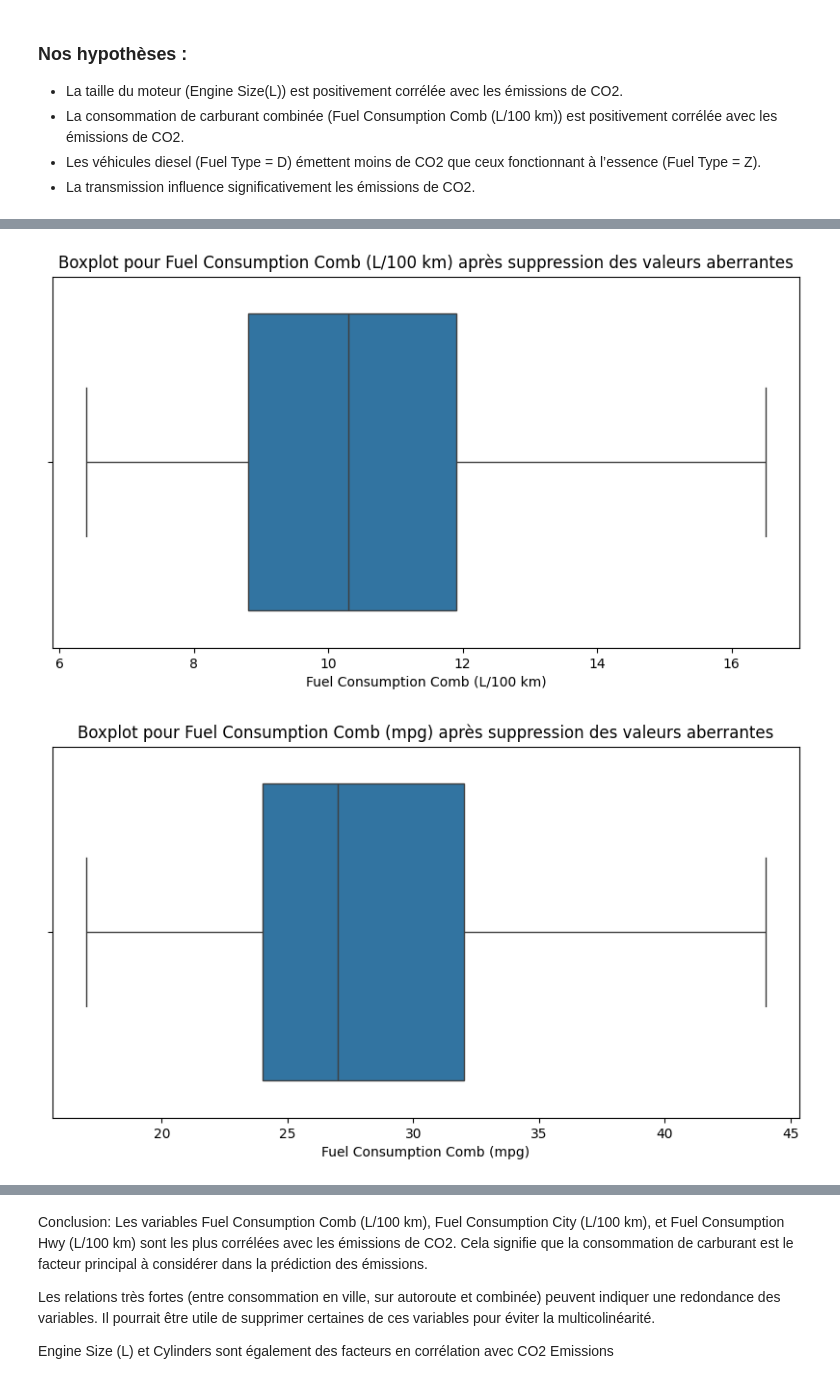
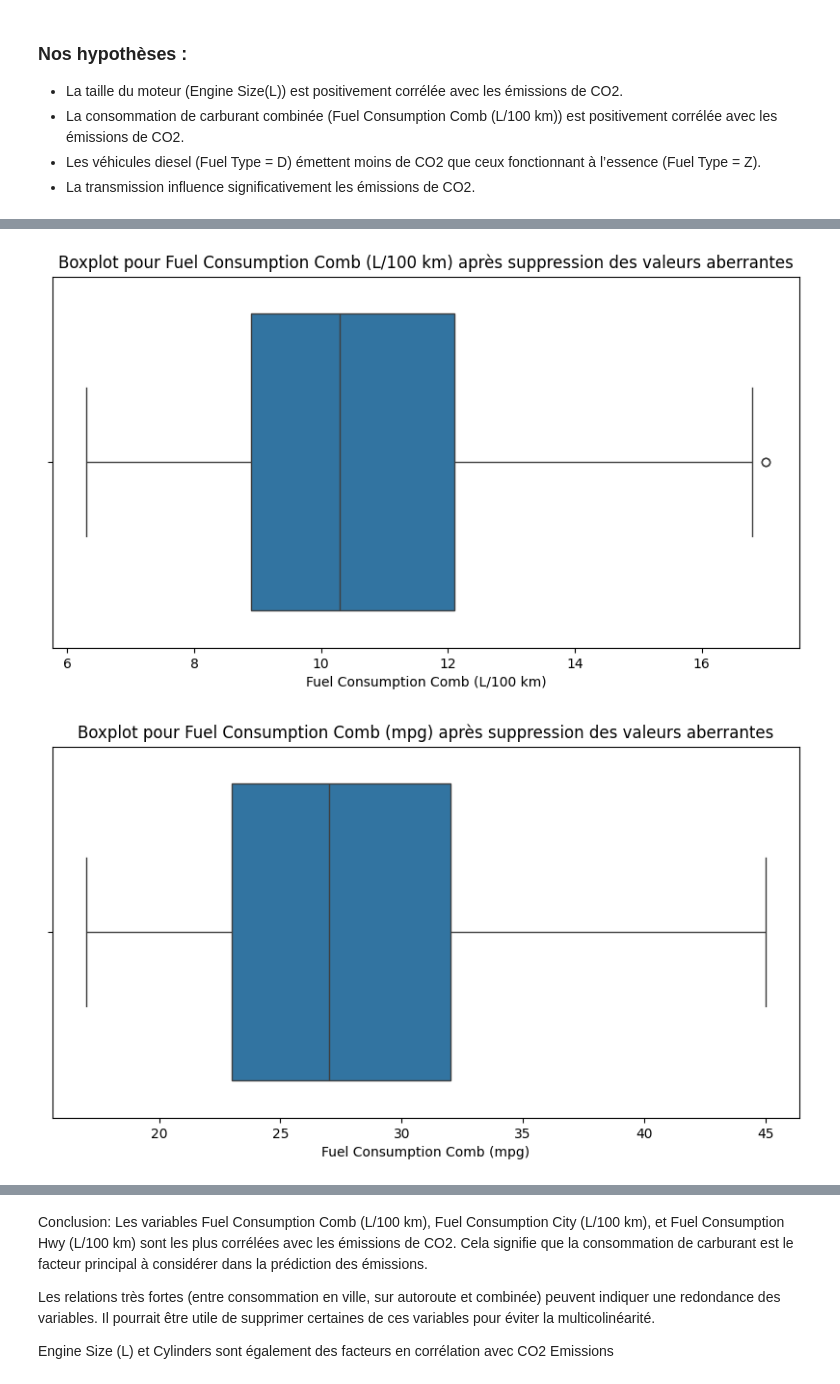
Before and after one commit to AnaisNaitAtmane/Projet-, a Jupyter notebook: projet.ipynb, the cells around one changed output, grey strips where cells are left out. Drawn from its saved outputs; the diff is of its cells as text; code cells hidden in the pictures.

```diff
--- a/projet.ipynb
+++ b/projet.ipynb
@@ -62,12 +106,12 @@ import seaborn as sns
 import matplotlib.pyplot as plt
 
 # Liste des colonnes numériques
-numeric_columns = df.select_dtypes(include=['float64', 'int64']).columns
+numeric_columns = df_sans_doublons.select_dtypes(include=['float64', 'int64']).columns
 
-# Tracer des boxplots pour toutes les colonnes numériques
+# Tracer des boxplots pour toutes les colonnes numériques dans le dataset sans doublons
 for col in numeric_columns:
     plt.figure(figsize=(10, 5))
-    sns.boxplot(data=df, x=col)
-    plt.title(f"Boxplot pour {col}")
+    sns.boxplot(data=df_sans_doublons, x=col)
+    plt.title(f"Boxplot pour {col} (Dataset sans doublons)")
     plt.show()
 # %% [output]
@@ -94,0 +125,22 @@ Dimensions du dataset après suppression des valeurs aberrantes : (6487, 12)
+# %%
+# Calculer les bornes pour chaque colonne numérique
+numeric_columns = df_sans_doublons.select_dtypes(include=['float64', 'int64']).columns
+
+for col in numeric_columns:
+    Q1 = df_sans_doublons[col].quantile(0.25)
+    Q3 = df_sans_doublons[col].quantile(0.75)
+    IQR = Q3 - Q1
+    lower_bound = Q1 - 1.5 * IQR
+    upper_bound = Q3 + 1.5 * IQR
+
+    # Filtrer les valeurs aberrantes
+    outliers = df_sans_doublons[(df_sans_doublons[col] < lower_bound) | (df_sans_doublons[col] > upper_bound)]
+    print(f"Colonne : {col}")
+    print(f"Borne inférieure : {lower_bound}, Borne supérieure : {upper_bound}")
+    print(f"Valeurs aberrantes détectées : {len(outliers)}")
+
+    # Garder uniquement les données dans les bornes
+    df_sans_doublons = df_sans_doublons[(df_sans_doublons[col] >= lower_bound) & (df_sans_doublons[col] <= upper_bound)]
+
+print("Dataset après suppression des valeurs aberrantes :")
+print(df_sans_doublons.shape)
@@ -95,11 +165,8 @@ Dimensions du dataset après suppression des valeurs aberrantes : (6487, 12)
 # %%
-import seaborn as sns
-import matplotlib.pyplot as plt
-
-# Parcourir toutes les colonnes numériques
-for column in df.select_dtypes(include=['float64', 'int64']).columns:
+# Tracer des boxplots pour chaque colonne
+for col in numeric_columns:
     plt.figure(figsize=(10, 5))
-    sns.boxplot(data=df, x=column)
-    plt.title(f"Boxplot pour {column} après suppression des valeurs aberrantes")
+    sns.boxplot(data=df_sans_doublons, x=col)
+    plt.title(f"Boxplot pour {col} après suppression des valeurs aberrantes")
     plt.show()
 # %% [output]
@@ -110,2 +177,2 @@ for column in df.select_dtypes(include=['float64', 'int64']).columns:
-[figure, old version]
+[figure, new version]
-[figure, old version]
+[figure, new version]
```
Also changed, not shown: parts of 44 cells of this notebook.
